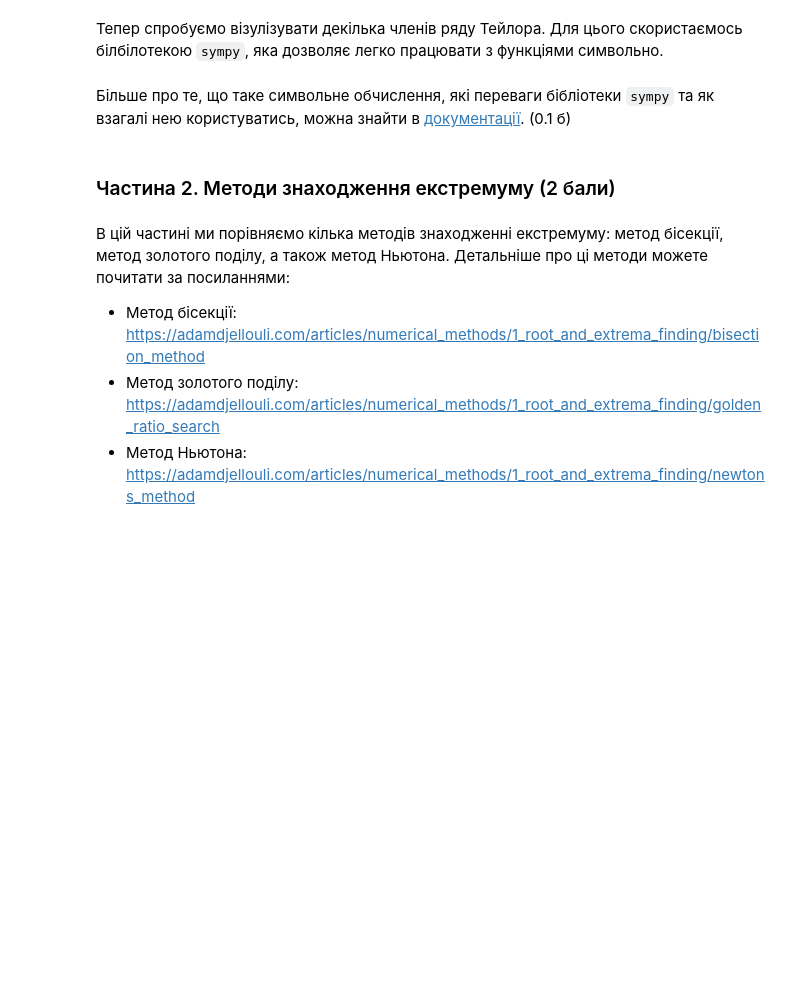
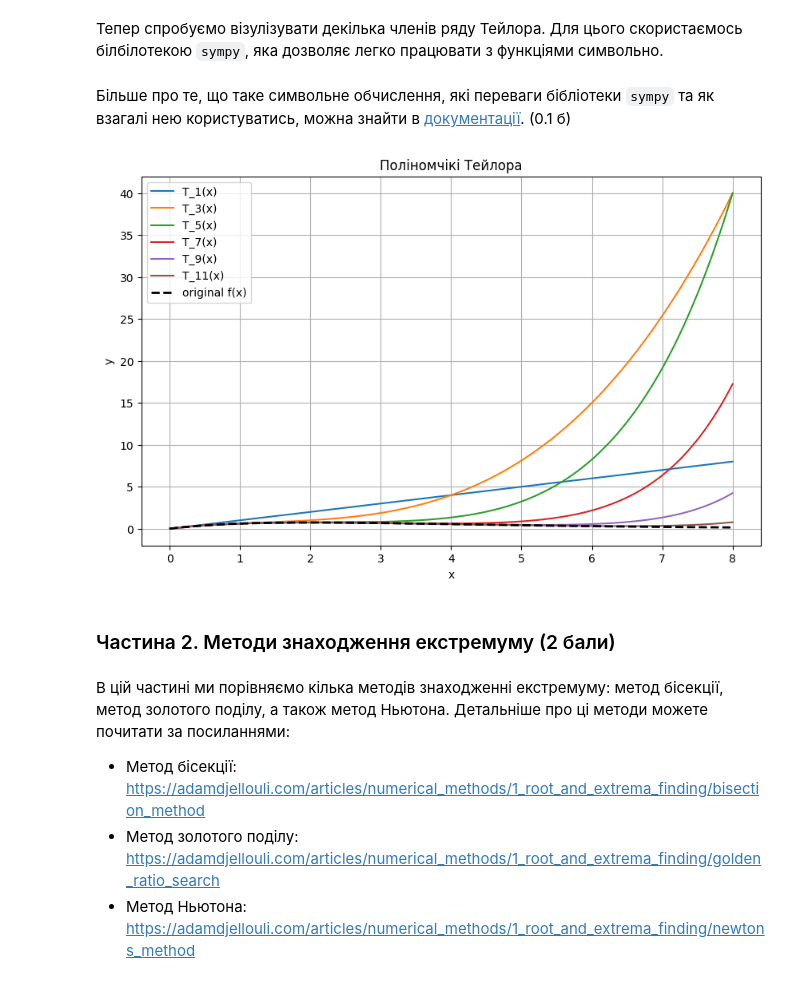
Before and after one commit to oksentiukpn/MA_lab, a Jupyter notebook: Lab1_Calc_NameSurname_NameSurname.ipynb, the cells around one changed output. Drawn from its saved outputs; the diff is of its cells as text; code cells hidden in the pictures; blank space fills up the shorter version.

```diff
--- a/Lab1_Calc_NameSurname_NameSurname.ipynb
+++ b/Lab1_Calc_NameSurname_NameSurname.ipynb
@@ -162,7 +162,7 @@ def numeric_second_derivative(func: Callable[[float], float], x: float, h: float
 Більше про те, що таке символьне обчислення, які переваги бібліотеки `sympy` та як взагалі нею користуватись, можна знайти в [документації](https://docs.sympy.org/latest/tutorials/intro-tutorial/intro.html#what-is-symbolic-computation). (0.1 б)
 # %%
 x_sym = sp.symbols('x')
-f_sym = x_sym # замініть на свою функцію
+f_sym = x_sym * sp.exp(-0.5 * x_sym)
 
 def get_taylor_poly(a: float, n: int) -> Callable:
     """
@@ -178,4 +178,8 @@ def get_taylor_poly(a: float, n: int) -> Callable:
     перетворення символьного результату (який повертає sp.series)
     на числову функцію, яку можна передати в matplotlib для подальшої візуалізації!
     """
-    ...
+    series = sp.series(f_sym, x_sym, a, n+1)
+    poly = series.removeO()
+    f_num = sp.lambdify(x_sym, poly, 'numpy')
+
+    return f_num
@@ -186,3 +186,29 @@ def get_taylor_poly(a: float, n: int) -> Callable:
+# %%
+# Візуалізуйте кілька поліномів Тейлора
+
+#Ваш код
+
+x = np.linspace(0, 8, 400)
+f_num = sp.lambdify(x_sym, f_sym, 'numpy')
+
+plt.figure(figsize=(10, 6))
+
+orders = [1, 3, 5, 7, 9, 11]
+
+for n in orders:
+    Tn = get_taylor_poly(0, n)
+    plt.plot(x, Tn(x), label=f"T_{n}(x)")
+
+plt.plot(x, f_num(x), 'k--', linewidth=2, label="original f(x)")
+
+plt.title("Поліномчікі Тейлора")
+plt.xlabel("x")
+plt.ylabel("y")
+plt.grid(True)
+plt.legend()
+plt.show()
+# %% [output]
+[figure, added]
 # %% [markdown]
 ### Частина 2. Методи знаходження екстремуму (2 бали)
 # %% [markdown]
```
Also changed, not shown: parts of 2 cells of this notebook.
